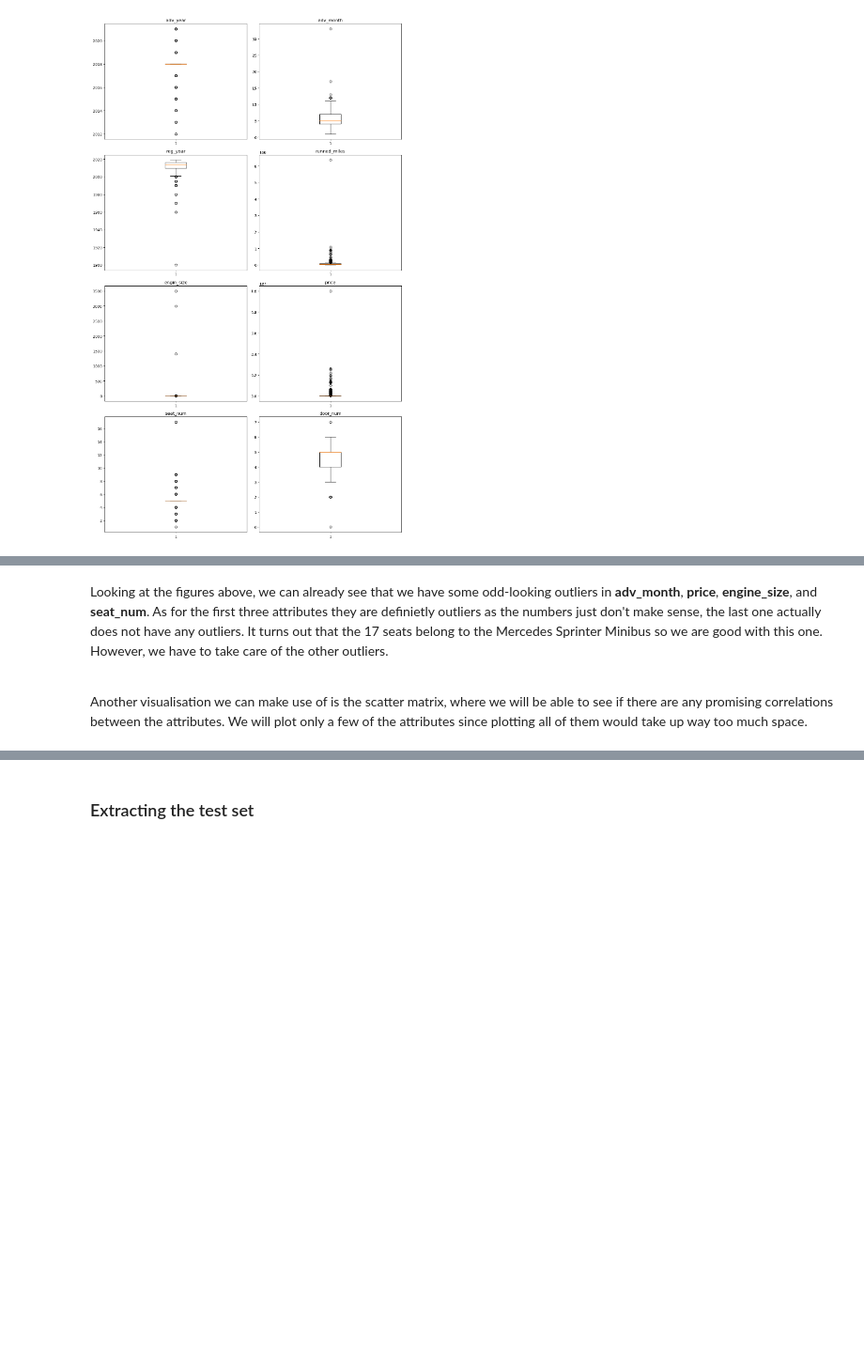
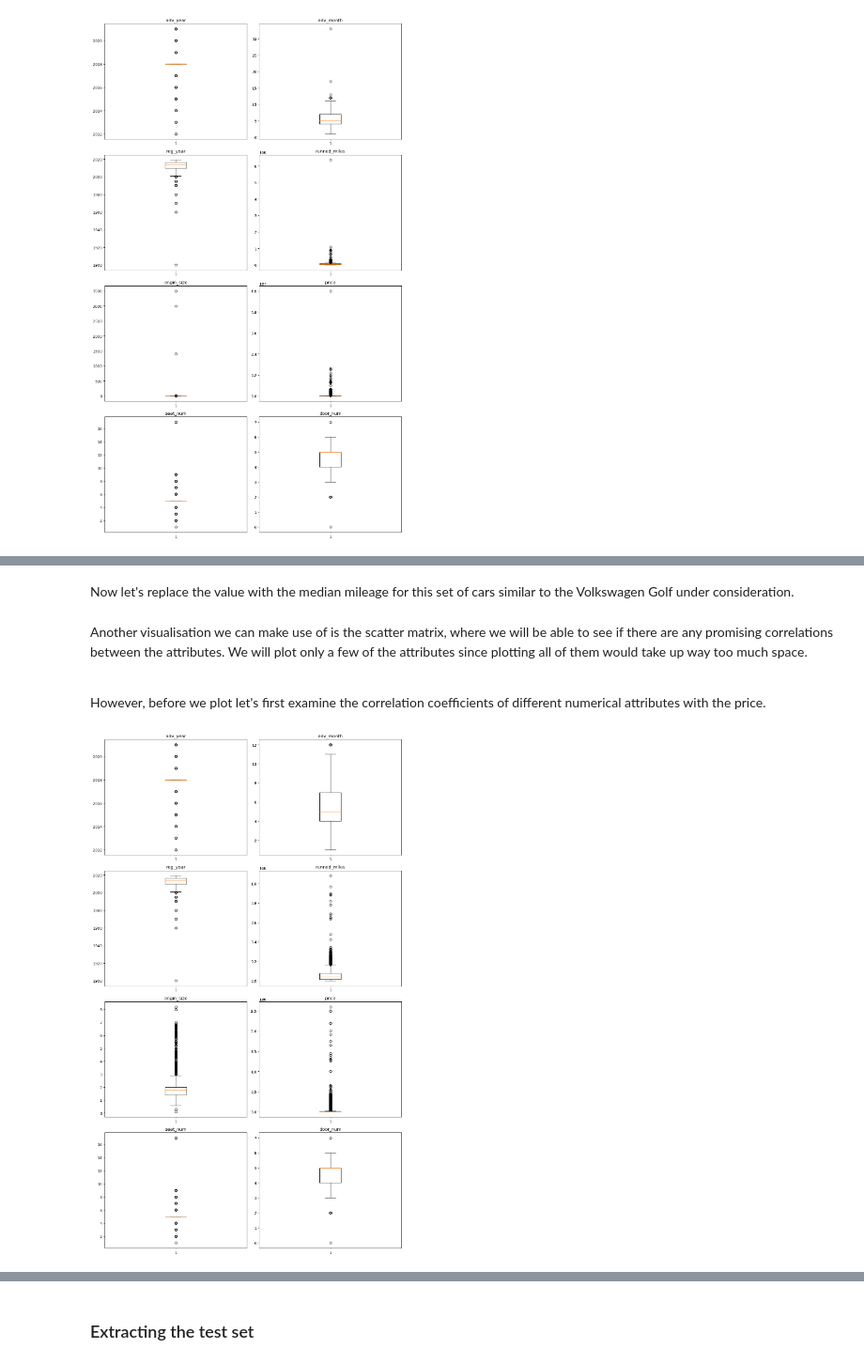
Before and after one commit to pawel-t-wolny/car-price-predictor, a Jupyter notebook: car_price_predictor.ipynb, the cells around one changed output, grey strips where cells are left out. Shown at 94% size. Drawn from its saved outputs; the diff is of its cells as text; code cells hidden in the pictures; blank space fills up the shorter version.

Commit message:
Fixing outliers in the dataset

```diff
--- a/car_price_predictor.ipynb
+++ b/car_price_predictor.ipynb
@@ -150,0 +198,3 @@ plt.show()
+# %%
+mclaren_price_median = car_data[(car_data["genmodel"] == "675LT") & (car_data["adv_year"] == 2017) & (car_data["price"] < 1000000)]["price"].median()
+car_data.at[104958, "price"] = mclaren_price_median
@@ -150,0 +219,5 @@ plt.show()
+# %%
+car_data.at[130799, "engin_size"] = 3.5
+car_data.at[114114, "engin_size"] = 2.998
+car_data.at[130712, "engin_size"] = 1.4
+car_data.at[194214, "engin_size"] = 1
@@ -150,0 +248,3 @@ plt.show()
+# %%
+similar_cars = car_data[(car_data["genmodel"] == "Golf") & (car_data["adv_year"] == 2018) & (car_data["price"] > 2300) & (car_data["price"] < 2500) & (car_data["reg_year"] == 2007) & (car_data["door_num"] == 5)]
+similar_cars = similar_cars.drop(245206)
@@ -151,7 +262,28 @@ plt.show()
+# %% [markdown]
+Now let's replace the value with the median mileage for this set of cars similar to the Volkswagen Golf under consideration.
+# %%
+car_data.at[245206, "runned_miles"] = similar_cars["runned_miles"].median()
 # %% [markdown]
-Looking at the figures above, we can already see that we have some odd-looking outliers in **adv_month**, **price**, **engine_size**, and **seat_num**. As for the first three attributes they are definietly outliers as the numbers just don't make sense, the last one actually does not have any outliers. It turns out that the 17 seats belong to the Mercedes Sprinter Minibus so we are good with this one. However, we have to take care of the other outliers. <br><br>
+Another visualisation we can make use of is the scatter matrix, where we will be able to see if there are any promising correlations between the attributes. We will plot only a few of the attributes since plotting all of them would take up way too much space. <br><br>
 
-Another visualisation we can make use of is the scatter matrix, where we will be able to see if there are any promising correlations between the attributes. We will plot only a few of the attributes since plotting all of them would take up way too much space.
+However, before we plot let's first examine the correlation coefficients of different numerical attributes with the price.
+# %%
+numerical_columns = car_data.select_dtypes(include=['float64', 'int64'])
+
+num_columns = len(numerical_columns.columns)
+num_rows = (num_columns // 2) + (num_columns % 2)
+
+plt.figure(figsize=(12, 5 * num_rows))
+
+for i, column in enumerate(numerical_columns.columns, 1):
+    plt.subplot(num_rows, 2, i)
+    plt.boxplot(car_data[column].dropna())
+    plt.title(column)
+
+plt.tight_layout()
+plt.show()
+# %% [output]
+[figure, added]
 # %%
 corr_matrix = car_data.corr(numeric_only=True)
 corr_matrix["price"].sort_values(ascending=False)
```
Also changed, not shown: parts of 20 cells of this notebook.
